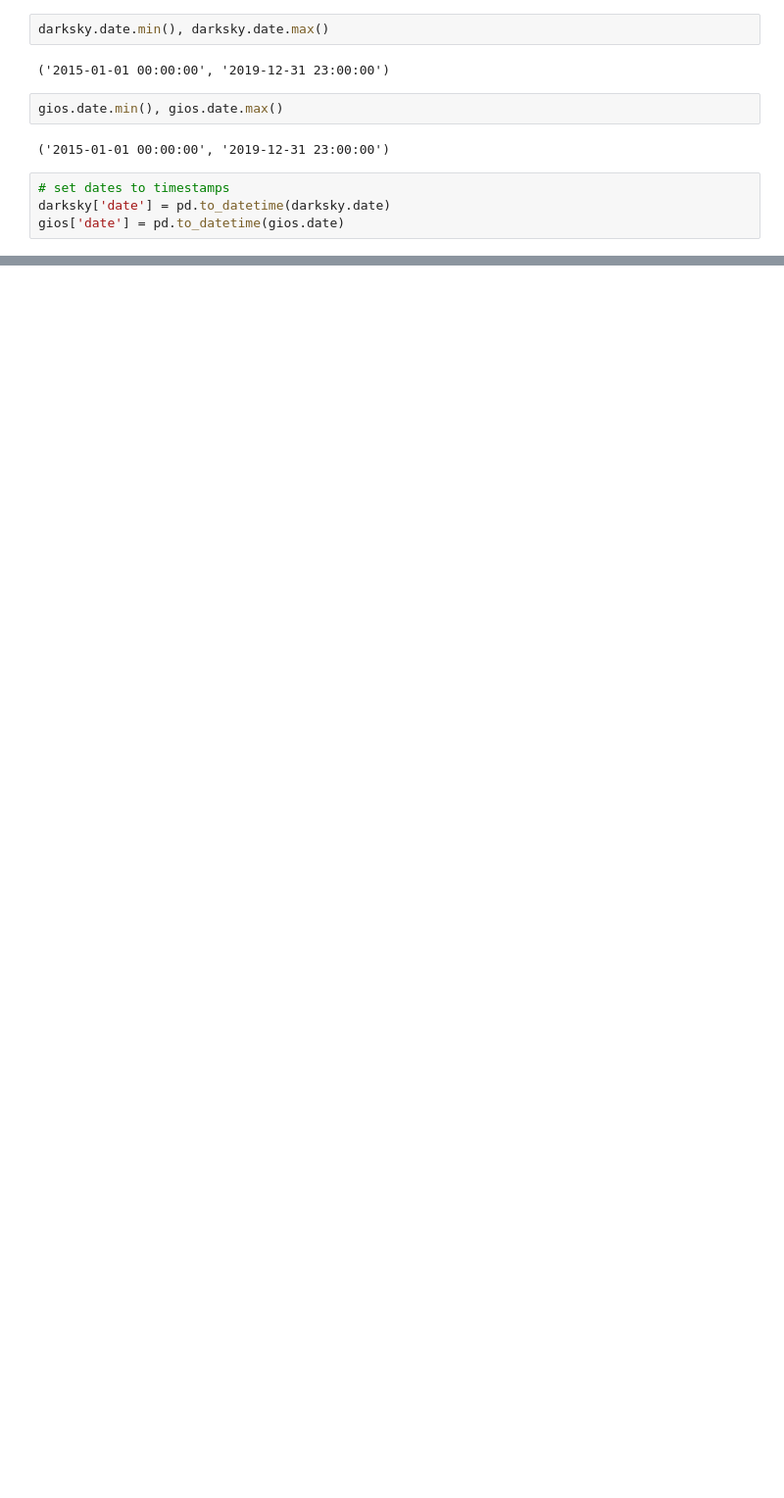
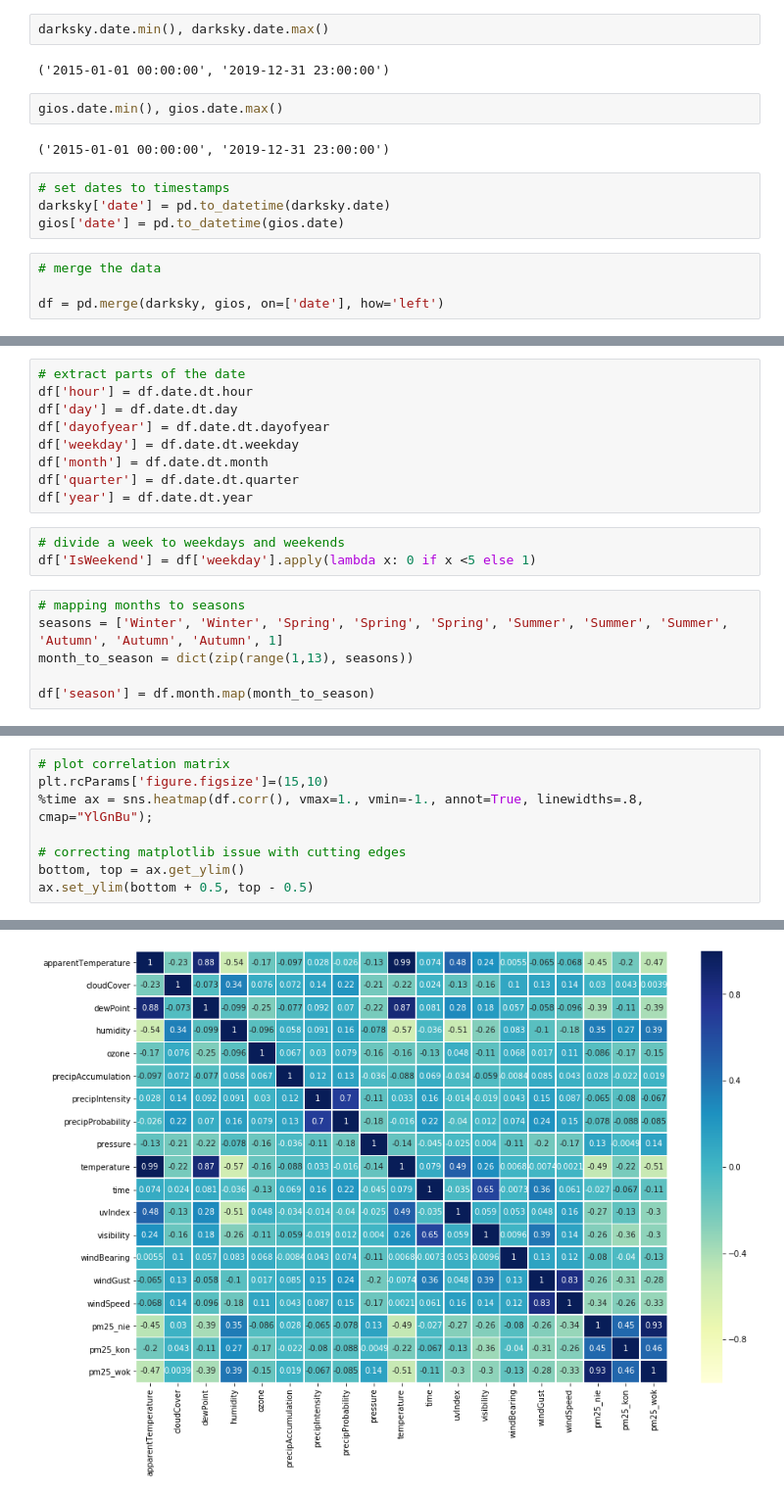
Before and after one commit to mattzajac/DataWorkshop_Competition_Warsaw_Air_Pollution, a Jupyter notebook: Warsaw Air Pollution EDA.ipynb, the cells around one changed output, grey strips where cells are left out. Shown at 98% size. Drawn from its saved outputs; the diff is of its cells as text; blank space fills up the shorter version.

```diff
--- a/Warsaw Air Pollution EDA.ipynb
+++ b/Warsaw Air Pollution EDA.ipynb
@@ -171,3 +216,7 @@ gios.date.min(), gios.date.max()
 # set dates to timestamps
 darksky['date'] = pd.to_datetime(darksky.date)
 gios['date'] = pd.to_datetime(gios.date)
+# %%
+# merge the data
+
+df = pd.merge(darksky, gios, on=['date'], how='left')
@@ -173,0 +229,18 @@ gios['date'] = pd.to_datetime(gios.date)
+# %%
+# extract parts of the date
+df['hour'] = df.date.dt.hour
+df['day'] = df.date.dt.day
+df['dayofyear'] = df.date.dt.dayofyear
+df['weekday'] = df.date.dt.weekday
+df['month'] = df.date.dt.month
+df['quarter'] = df.date.dt.quarter
+df['year'] = df.date.dt.year
+# %%
+# divide a week to weekdays and weekends
+df['IsWeekend'] = df['weekday'].apply(lambda x: 0 if x <5 else 1)
+# %%
+# mapping months to seasons
+seasons = ['Winter', 'Winter', 'Spring', 'Spring', 'Spring', 'Summer', 'Summer', 'Summer', 'Autumn', 'Autumn', 'Autumn', 1]
+month_to_season = dict(zip(range(1,13), seasons))
+
+df['season'] = df.month.map(month_to_season)
@@ -173,0 +250,9 @@ gios['date'] = pd.to_datetime(gios.date)
+# %%
+# plot correlation matrix
+plt.rcParams['figure.figsize']=(15,10)
+%time ax = sns.heatmap(df.corr(), vmax=1., vmin=-1., annot=True, linewidths=.8, cmap="YlGnBu");
+
+# correcting matplotlib issue with cutting edges
+bottom, top = ax.get_ylim()
+ax.set_ylim(bottom + 0.5, top - 0.5)
+# %% [output]
@@ -173,0 +261 @@ gios['date'] = pd.to_datetime(gios.date)
+[figure, added]
```
Also changed, not shown: parts of 21 cells of this notebook.
